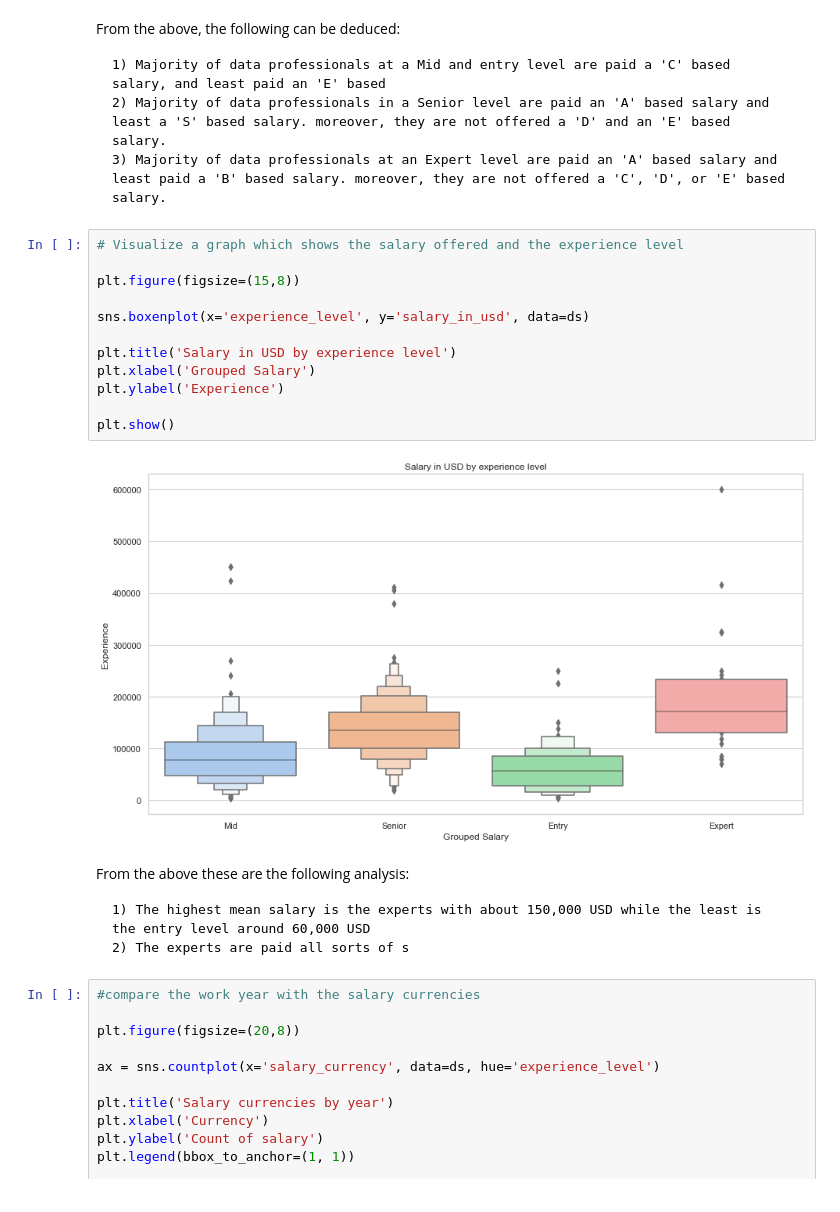
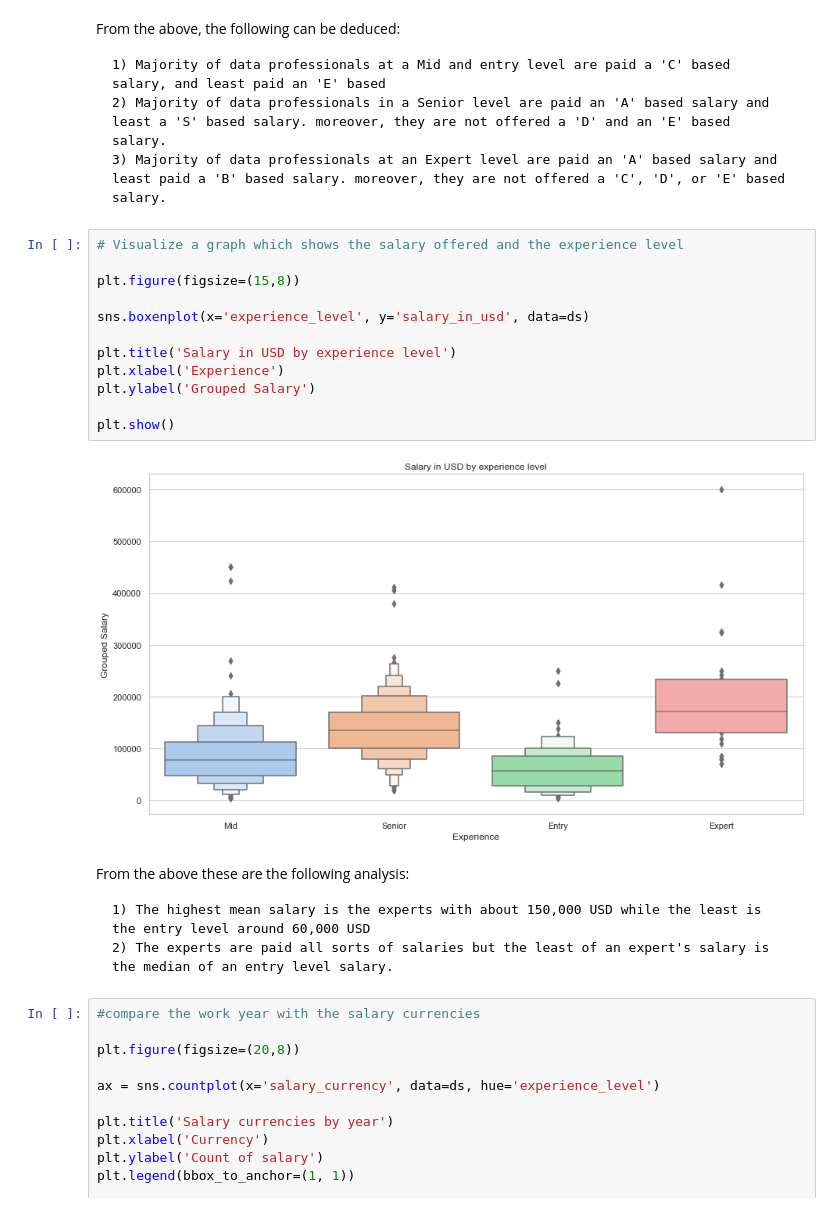
Before and after one commit to Jiboku-Oluwatunmise/EDA-on-data-professionals-, a Jupyter notebook: Exploratory Data Analysis of Data Science Salaries .ipynb, the cells around one changed output. Saved outputs shown, nothing was run; the diff lists cells and outputs as text.

```diff
--- a/Exploratory Data Analysis of Data Science Salaries .ipynb
+++ b/Exploratory Data Analysis of Data Science Salaries .ipynb
@@ -1189,22 +1225,22 @@ From the above, the following can be deduced:
 # %%
 # Visualize a graph which shows the salary offered and the experience level
 
 plt.figure(figsize=(15,8))
 
 sns.boxenplot(x='experience_level', y='salary_in_usd', data=ds)
 
 plt.title('Salary in USD by experience level')
-plt.xlabel('Grouped Salary')
-plt.ylabel('Experience')
+plt.xlabel('Experience')
+plt.ylabel('Grouped Salary')
 
 plt.show()
 # %% [output]
-[figure, old version]
+[figure, new version]
 # %% [markdown]
 From the above these are the following analysis:
 
     1) The highest mean salary is the experts with about 150,000 USD while the least is the entry level around 60,000 USD
-    2) The experts are paid all sorts of s
+    2) The experts are paid all sorts of salaries but the least of an expert's salary is the median of an entry level salary.
 # %%
 #compare the work year with the salary currencies
 
```
Also changed, not shown: parts of 45 cells of this notebook, 1 other file.
